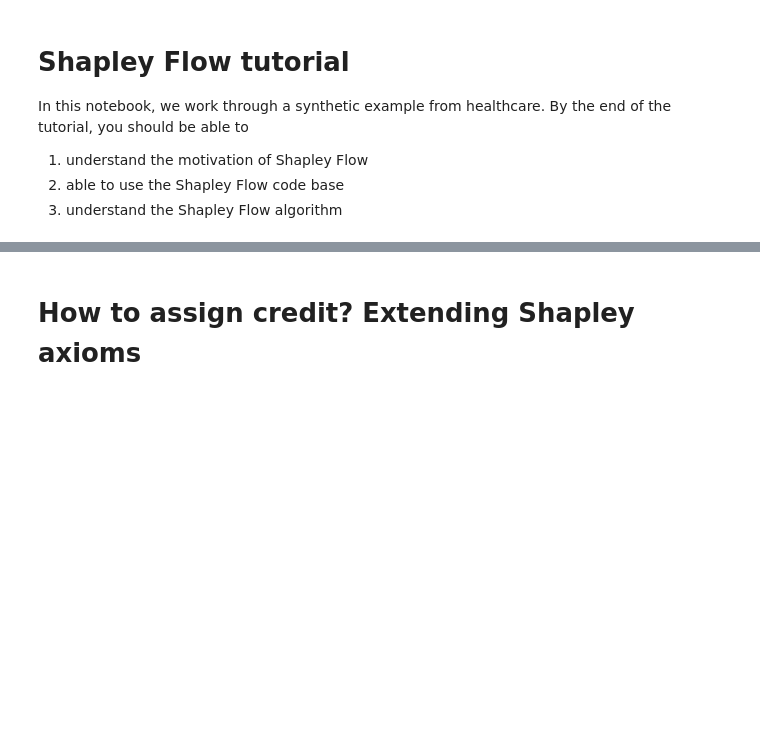
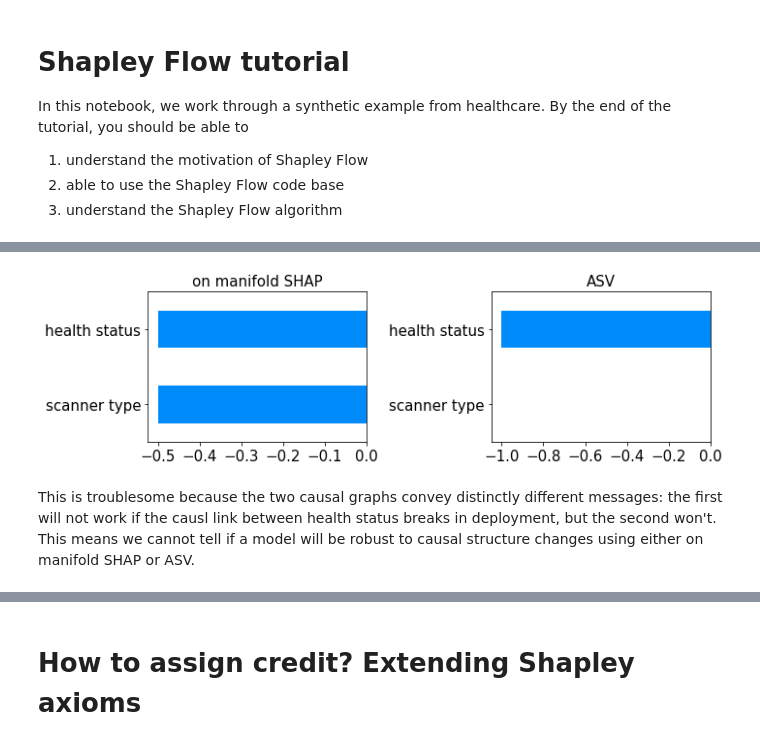
Before and after one commit to nathanwang000/Shapley-Flow, a Jupyter notebook: notebooks/tutorial.ipynb, the cells around one changed output, grey strips where cells are left out. Cells and saved outputs as stored; diff of their text form; code cells hidden in the pictures; blank space fills up the shorter version.

```diff
--- a/notebooks/tutorial.ipynb
+++ b/notebooks/tutorial.ipynb
@@ -73,6 +108,0 @@ def build_health_graph():
-# %%
-graph = build_health_graph()
-cf = CreditFlow(graph, nruns=1, visualize=verbose)
-cf.run()
-
-cf.draw()
@@ -87,0 +153,34 @@ cf.draw()
+# %%
+def build_graph2():
+    '''
+    show on manifold and ASV are invariant to this graph
+    '''
+    # build the graph: x1->x2, y = f(x1, x2)
+    x1 = Node('health status')
+    x2 = Node('scanner type', lambda x1: 1-x1, [x1])
+    y  = Node('mortality prediction', lambda x1, x2: x2,
+              [x1, x2], is_target_node=True)
+
+    # initialize the values from data
+    graph = Graph([x1, x2, y])
+    return graph
+# %%
+graph2 = build_graph2() # the causal graph
+f2 = lambda x: 1 - x[:, 0] # function to explain only care about health status
+
+plt.figure(figsize=(10, 3))
+plt.subplot(121)
+cf_manifold = OnManifoldExplainer(f2, pd.concat([bg, fg]), silent=True).shap_values(fg)
+cf_manifold.draw(0)
+plt.title('on manifold SHAP', fontsize=15)
+
+plt.subplot(122)
+cf_asv = OnManifoldExplainer(f2, pd.concat([bg, fg]), silent=True, orderings=[[0, 1]]).shap_values(fg)
+cf_asv.draw(0)
+plt.title('ASV', fontsize=15)
+plt.tight_layout()
+plt.show()
+# %% [output]
+[figure, added]
+# %% [markdown]
+This is troublesome because the two causal graphs convey distinctly different messages: the first will not work if the causl link between health status breaks in deployment, but the second won't. This means we cannot tell if a model will be robust to causal structure changes using either on manifold SHAP or ASV.
```
Also changed, not shown: parts of 49 cells of this notebook, 3 other files.
